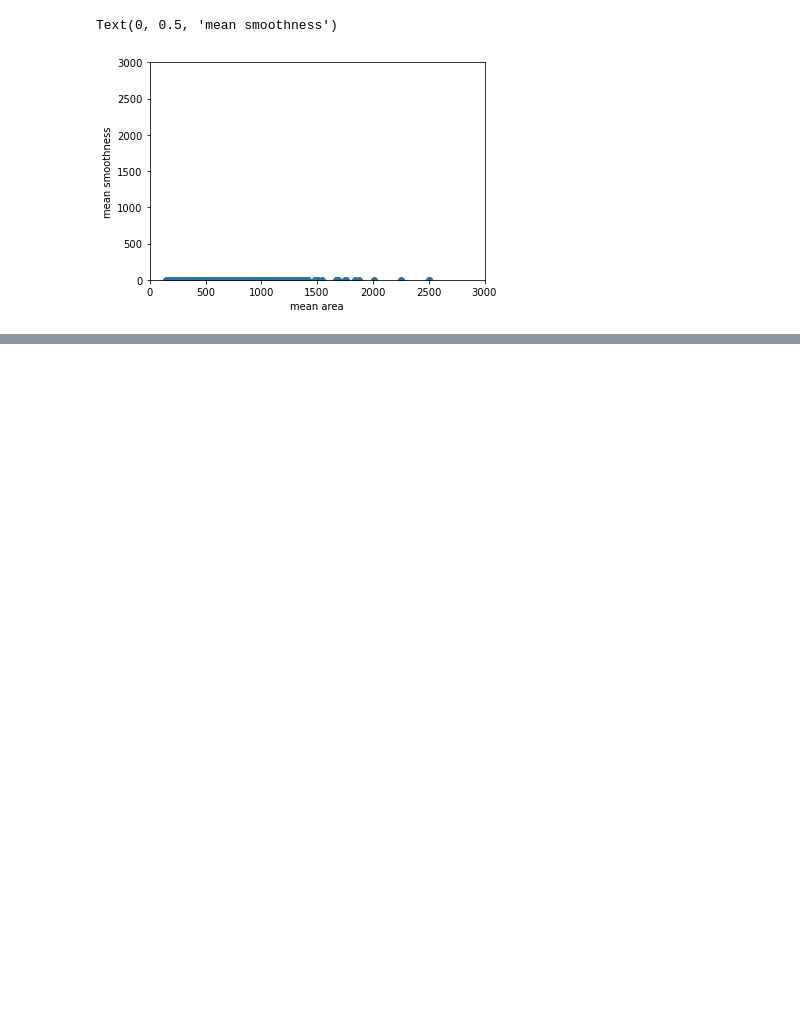
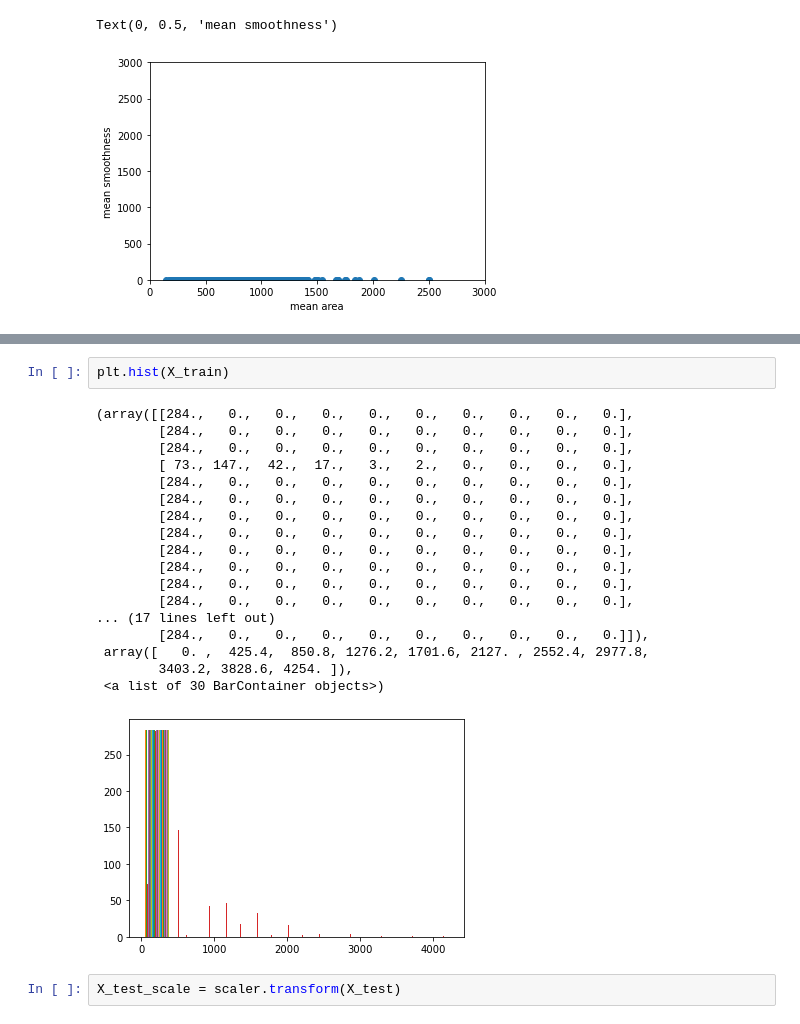
Before and after one commit to ducksfrogs/udemyScipy, a Jupyter notebook: standalization.ipynb, the cells around one changed output, grey strips where cells are left out. Drawn from its saved outputs; the diff is of its cells as text; blank space fills up the shorter version.

```diff
--- a/standalization.ipynb
+++ b/standalization.ipynb
@@ -57,0 +100,23 @@ Text(0, 0.5, 'mean smoothness')
+# %%
+plt.hist(X_train)
+# %% [output]
+(array([[284.,   0.,   0.,   0.,   0.,   0.,   0.,   0.,   0.,   0.],
+        [284.,   0.,   0.,   0.,   0.,   0.,   0.,   0.,   0.,   0.],
+        [284.,   0.,   0.,   0.,   0.,   0.,   0.,   0.,   0.,   0.],
+        [ 73., 147.,  42.,  17.,   3.,   2.,   0.,   0.,   0.,   0.],
+        [284.,   0.,   0.,   0.,   0.,   0.,   0.,   0.,   0.,   0.],
+        [284.,   0.,   0.,   0.,   0.,   0.,   0.,   0.,   0.,   0.],
+        [284.,   0.,   0.,   0.,   0.,   0.,   0.,   0.,   0.,   0.],
+        [284.,   0.,   0.,   0.,   0.,   0.,   0.,   0.,   0.,   0.],
+        [284.,   0.,   0.,   0.,   0.,   0.,   0.,   0.,   0.,   0.],
+        [284.,   0.,   0.,   0.,   0.,   0.,   0.,   0.,   0.,   0.],
+        [284.,   0.,   0.,   0.,   0.,   0.,   0.,   0.,   0.,   0.],
+        [284.,   0.,   0.,   0.,   0.,   0.,   0.,   0.,   0.,   0.],
+... (17 lines left out)
+        [284.,   0.,   0.,   0.,   0.,   0.,   0.,   0.,   0.,   0.]]),
+ array([   0. ,  425.4,  850.8, 1276.2, 1701.6, 2127. , 2552.4, 2977.8,
+        3403.2, 3828.6, 4254. ]),
+ <a list of 30 BarContainer objects>)
+[figure, added]
+# %%
+X_test_scale = scaler.transform(X_test)
```
Also changed, not shown: parts of 9 cells of this notebook, 2 other files.
